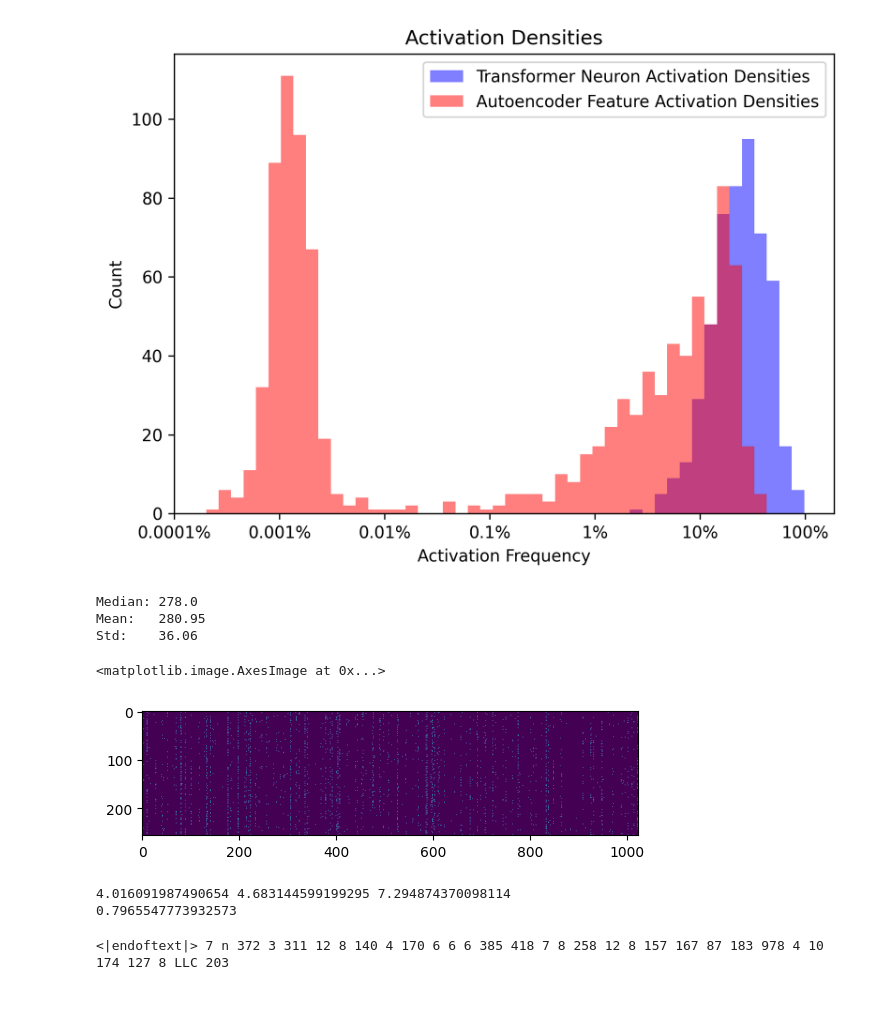
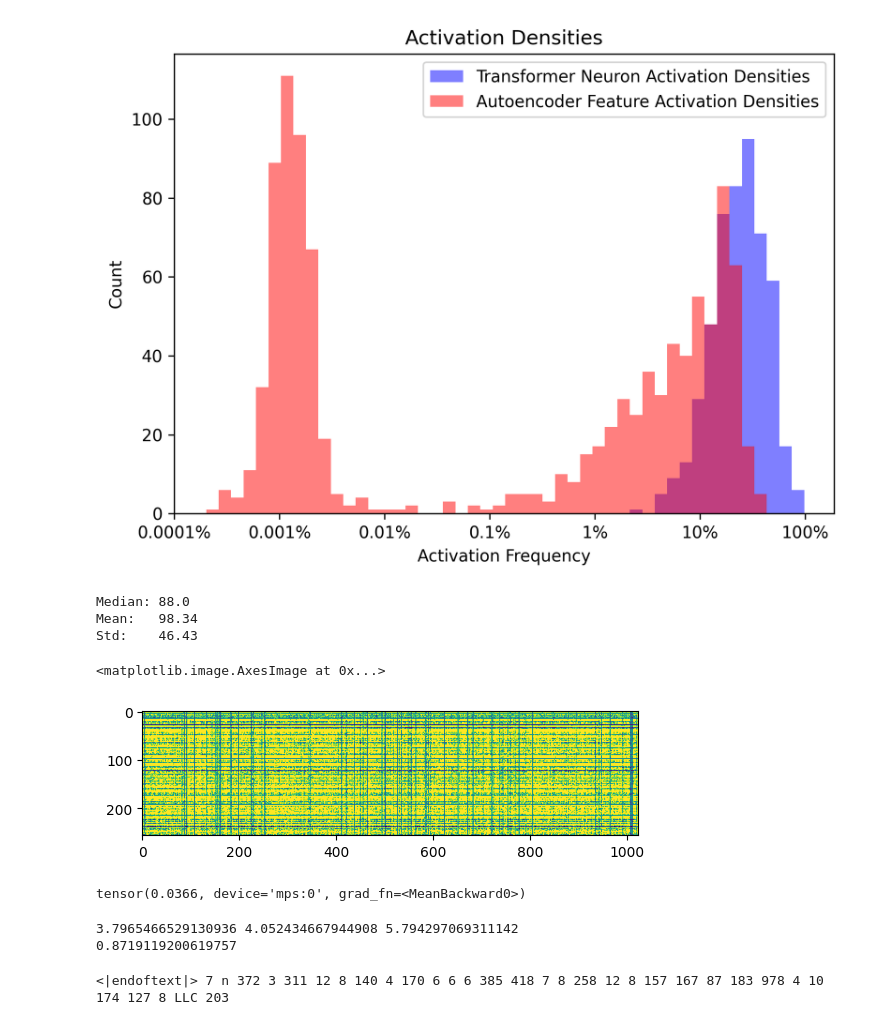
Before and after one commit to jnward/monosemanticity-repro, a Jupyter notebook: multilayer.ipynb, the cells around one changed output. Saved outputs shown, nothing was run; the diff lists cells and outputs as text; code cells hidden in the pictures.

```diff
--- a/multilayer.ipynb
+++ b/multilayer.ipynb
@@ -79,7 +79,7 @@ def estimate_loss(steps):
     model.train()
     return out
 # %%
-model_path = "/Users/jake/personal/monosemantic/models/transformer_0_2-layer.pt"
+model_path = "/Users/jake/personal/monosemantic/models/multilayer/transformer/0_4-layer.pt"
 # %%
 checkpoint = torch.load(model_path)
 model.load_state_dict(checkpoint['model_state_dict'])
@@ -322,16 +322,16 @@ import h5py
 # train_steps = 100000
 # neuron_resampling_samples = 10240
 # resample_frequency = 1000
-# lambda_reg = 0.004
 # batch_size = 896
 
-transformer_layer = 3
-mse_scaling = 3 / 0.08 if transformer_layer == 0 else 1.0  # scale the MSE component of the loss function to be the same for both
+# Recon: 0.381 Reg: 0.557
+transformer_layer = 0
+mse_scaling = 0.38 / 0.01
+lambda_reg = 0.004 * 5
+# mse_scaling = 3.5 / 0.08 if transformer_layer == 0 else 1.0  # scale the MSE component of the loss function to be the same for both
                                                              # layers with a freshly initialized autoencoder -- we do this because
                                                              # the squared activation magnitudes of layer 0 are much higher on average
 
-
-# mse_scaling = 1.0
 
 batch_iterator = get_batch_iterator(train_path, batch_size, context_length, device=device)
 
@@ -664,6 +727,6 @@ print(f"Median:\t{activation_counts.median().item()}\nMean:\t{activation_counts.
 
 # "we generally target a L^0 norm that is less than 10 or 20. We especially distrust solutions where the L^0 norm is a significant fraction of the transformer’s activation dimensionality.
 # %% [output]
-Median: 278.0
-Mean:   280.95
-Std:    36.06
+Median: 88.0
+Mean:   98.34
+Std:    46.43
@@ -670,11 +735,17 @@ Std:    36.06
 # %%
 with torch.no_grad():
-    out = autoencoder.encode(x_embedding) > 1e-3
+    out = autoencoder.encode(x_embedding) > 0
 B, C = out.shape
 plt.imshow(out.cpu()[:256, :])
 # %% [output]
 <matplotlib.image.AxesImage at 0x...>
-[figure, old version]
+[figure, new version]
+# %%
+# (encoded > 0).sum() / (4096 * 1024)
+# encoded.shape
+encoded[encoded > 0].mean()
+# %% [output]
+tensor(0.0366, device='mps:0', grad_fn=<MeanBackward0>)
 # %%
 batch_iterator = get_batch_iterator('data/med_pile_train.h5', 32, 128, device=device)
 # xb, yb = next(batch_iterator)
@@ -700,8 +771,8 @@ z_loss = np.mean(z_losses)
 print(t_loss, a_loss, z_loss)
 print((z_loss - a_loss)/(z_loss - t_loss))
 # %% [output]
-4.016091987490654 4.683144599199295 7.294874370098114
-0.7965547773932573
+3.7965466529130936 4.052434667944908 5.794297069311142
+0.8719119200619757
 # %%
 def generate_with_pinned_features(idx, feature_idxs, pin_amount=100.0, max_new_tokens=32):
     def pinned_autoencoder(x, feature_idxs):
```
Also changed, not shown: parts of 18 cells of this notebook, 1 other file.
